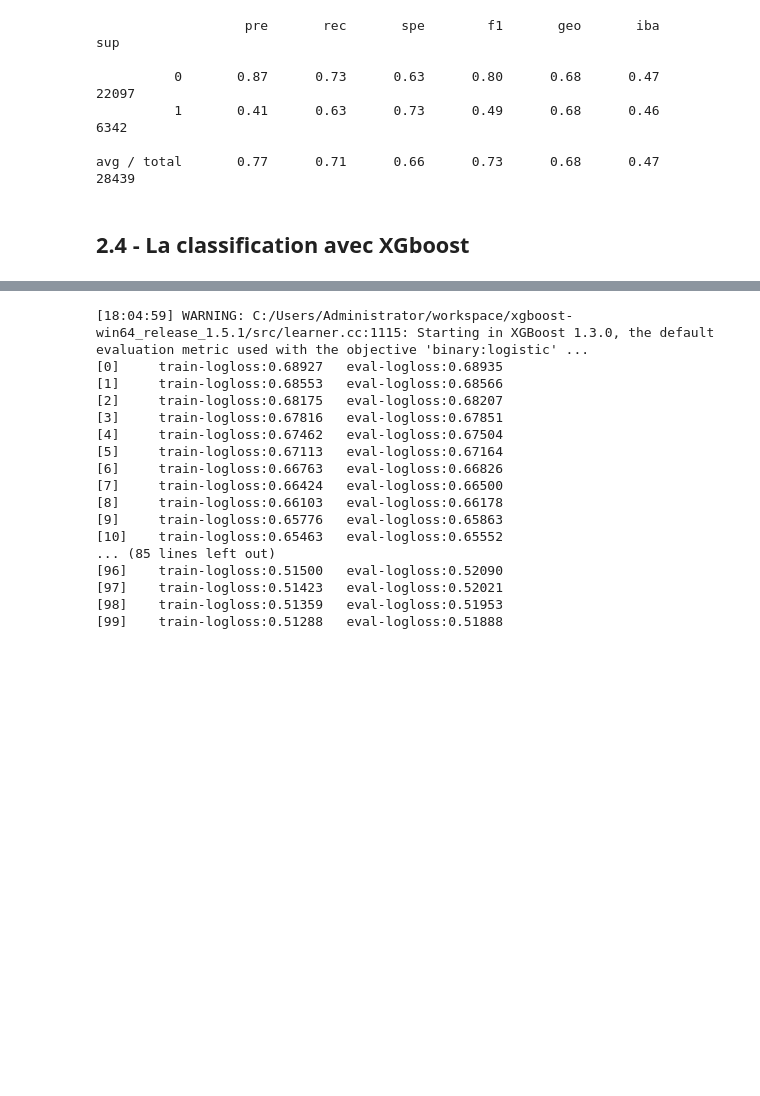
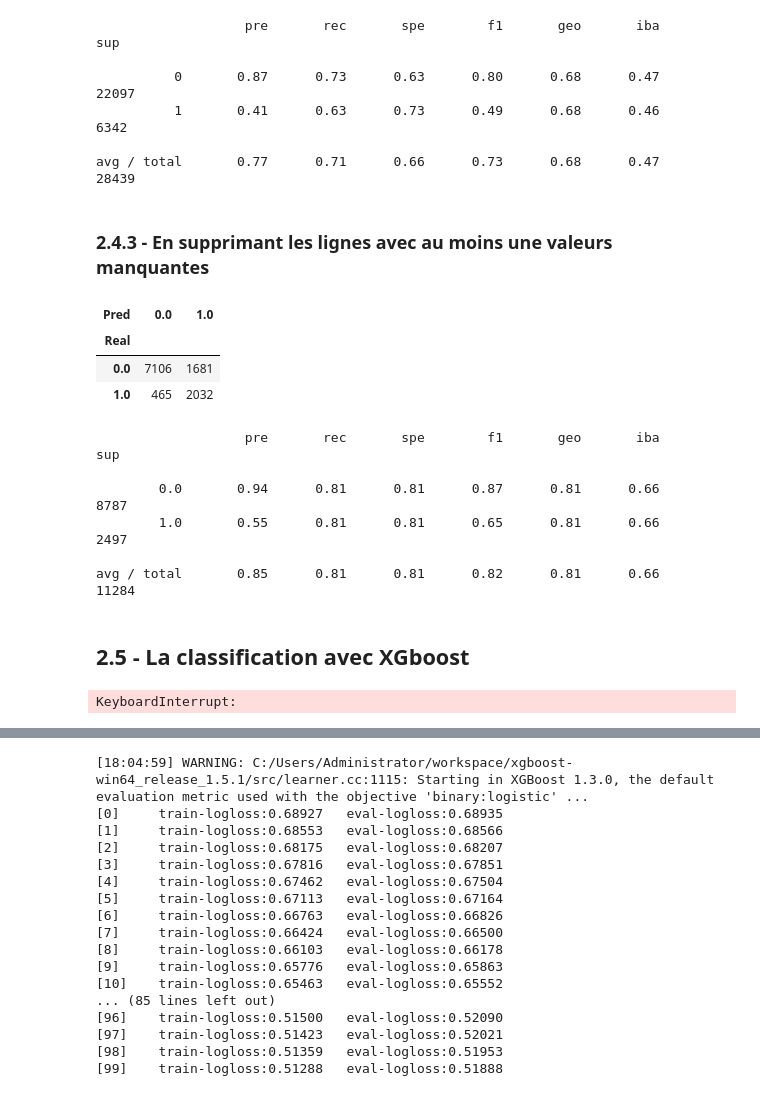
Before and after one commit to Romainpf/RainTomorrw, a Jupyter notebook: fev22_bds_meteo_V4.1.ipynb, the cells around one changed output, grey strips where cells are left out. Cells and saved outputs as stored; diff of their text form; code cells hidden in the pictures; blank space fills up the shorter version.

```diff
--- a/fev22_bds_meteo_V4.1.ipynb
+++ b/fev22_bds_meteo_V4.1.ipynb
@@ -1303,5 +1303,59 @@ print(classification_report_imbalanced(y_test_knn, y_pred_knn))
           1       0.41      0.63      0.73      0.49      0.68      0.46      6342
 
 avg / total       0.77      0.71      0.66      0.73      0.68      0.47     28439
+# %% [markdown]
+### 2.4.3 - En supprimant les lignes avec au moins une valeurs manquantes
+# %%
+#remplacement des modalités des variables 'RainTomorrow' et 'RainToday' par 1 ou 0
+df['RainTomorrow']=df['RainTomorrow'].replace({'No':0,'Yes':1})
+df['RainToday']=df['RainToday'].replace({'No':0,'Yes':1})
+
+#suppression de la colonne 'Unnamed: 0'
+df.dropna(how='any',axis=0,inplace=True)
+
+#suppression de la colonne 'Date' qui n'a pas d'incidence fondamentale sur le résultat final
+df.drop('Date',axis=1,inplace=True)
+
+# création des DataFrame features et target
+features = df.drop('RainTomorrow',axis=1)
+target = df['RainTomorrow']
+
+#Création d'une liste ne contenant le nom des variable de type 'object'
+col_name = list(features.select_dtypes(include='object').columns)
+
+# dichotomisation des variables catégorielle
+features = pd.get_dummies(features, col_name)
+
+# standardisation des valeurs
+scaler = StandardScaler()
+df_num = features.select_dtypes(include="number")
+features[df_num.columns] = scaler.fit_transform(df_num)
+
+# création d'un jeu d'entrainement et de test
+X_train,X_test,y_train,y_test = train_test_split(features,target,test_size=0.2,random_state=789)
+
+# le jeu de données étant déséquilibré nous allons appliqué la méthode d'undersampling
+Rus = RandomUnderSampler()
+X_ru, y_ru = Rus.fit_resample(X_train,y_train)
+clf_rf = RandomForestClassifier (max_features = 'sqrt',min_samples_leaf = 1, random_state=789)
+clf_rf.fit(X_ru,y_ru)
+y_pred = clf_rf.predict(X_test)
+
+cm = pd.crosstab(y_test, y_pred, rownames = ['Real'], colnames = ['Pred'])
+display(cm)
+
+# Autres métriques
+print(classification_report_imbalanced(y_test, y_pred))
+# %% [output]
+| Pred | 0.0 | 1.0 |
+| Real |  |  |
+| 0.0 | 7106 | 1681 |
+| 1.0 | 465 | 2032 |
+                   pre       rec       spe        f1       geo       iba       sup
+
+        0.0       0.94      0.81      0.81      0.87      0.81      0.66      8787
+        1.0       0.55      0.81      0.81      0.65      0.81      0.66      2497
+
+avg / total       0.85      0.81      0.81      0.82      0.81      0.66     11284
 # %% [markdown]
-## 2.4 -  La classification avec XGboost
+## 2.5 -  La classification avec XGboost
@@ -1307,0 +1365,10 @@ avg / total       0.77      0.71      0.66      0.73      0.68      0.47     284
+# %%
+#afin de déterminer les meilleurs paramètres à utiliser dans notre modèle GradientBoosting nous réalisons un GrisearchCV
+
+param_grid_gbcl = [{'n_estimators':[100,125,150,175,200]}]
+gridcv = GridSearchCV(estimator = gbcl, param_grid = param_grid_gbcl,scoring='accuracy',cv=5)
+gridcv.fit(X_ru_mean,y_ru_mean)
+
+pd.DataFrame(gridcv.cv_results_)[['params', 'mean_test_score','std_test_score']]
+# %% [output]
+KeyboardInterrupt:
```
Also changed, not shown: parts of 2 cells of this notebook.
